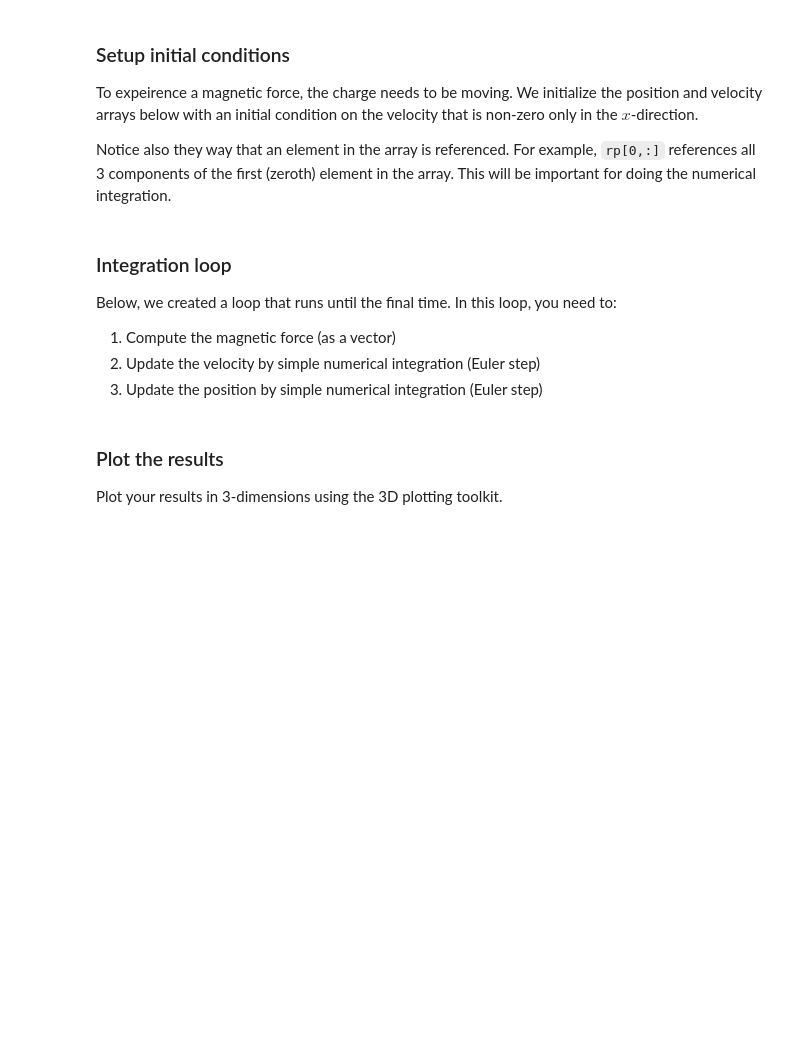
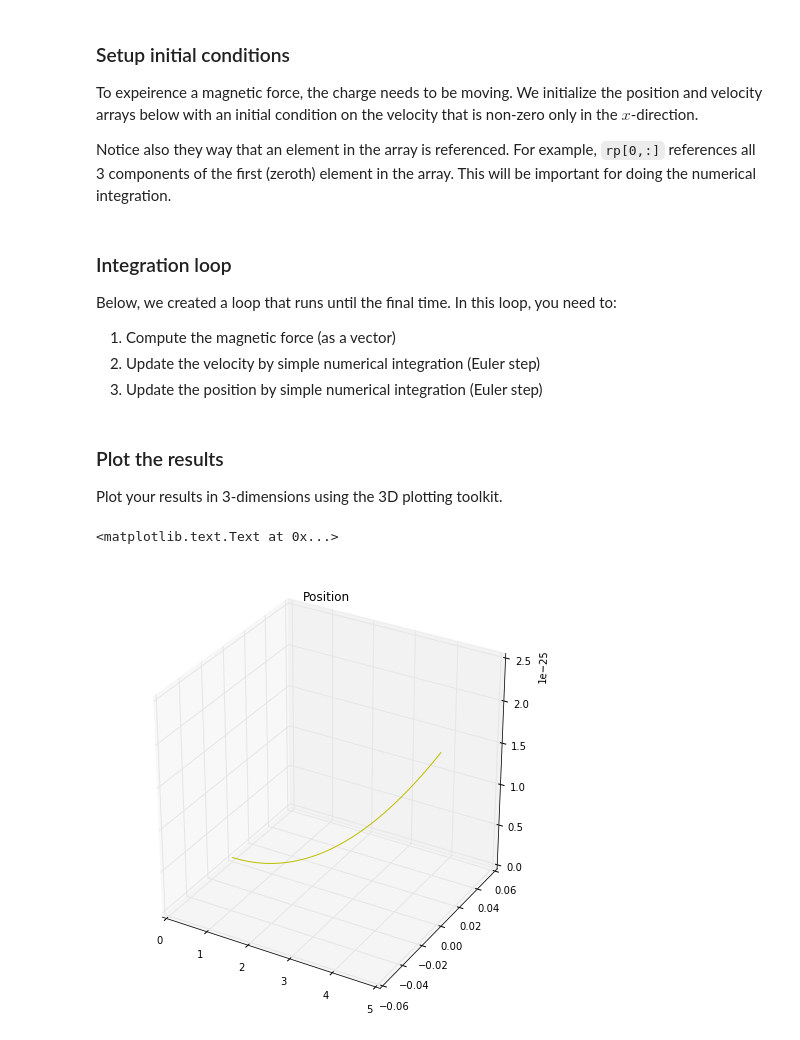
Before and after one commit to voetberg/481_hw_2018, a Jupyter notebook: HW11-MotionOfChargeInMagneticField.ipynb, the cells around one changed output. Drawn from its saved outputs; the diff is of its cells as text; code cells hidden in the pictures; blank space fills up the shorter version.

```diff
--- a/HW11-MotionOfChargeInMagneticField.ipynb
+++ b/HW11-MotionOfChargeInMagneticField.ipynb
@@ -68,4 +64,35 @@ for i in range(0, len(t)-1):
+# %%
+##Make the B field a vector so I can shortcut
+B = np.array([0.0, B0, 0.0])
+# %%
+# Integration Loop
+##I'm doing advanced Euler method stuff in my numerical analysis class
+##I'm ashamed to say I still had to spend several minutes on the wiki page
+
+## y_i+1 = y_i + F_i*dt
+
+def Euler_2step():
+    for i in range(0, len(t)-1):
+        ##Calculate the force with the cross product
+        ##My dumbass wants to make this as computationally expensive as possible
+        F = np.cross(qe*vp[i,:], B)
+
+        ##Use Euler method on these good boys
+        vp[i+1,:] = vp[i,:] + F*dt
+        rp[i+1,:] = rp[i,:] + vp[i,:]*dt
+    return vp, rp
 # %% [markdown]
 ### Plot the results
 
 Plot your results in 3-dimensions using the 3D plotting toolkit.
+# %%
+##Stealing code from hw 7
+vp, rp = Euler_2step()
+# %%
+fig = plt.figure()
+ax = fig.add_subplot(111, projection='3d')
+ax.plot(rp[:,0], rp[:,1], rp[:,2], color='y')
+plt.title("Position")
+# %% [output]
+<matplotlib.text.Text at 0x...>
+[figure, added]
```
Also changed, not shown: parts of 12 cells of this notebook.
